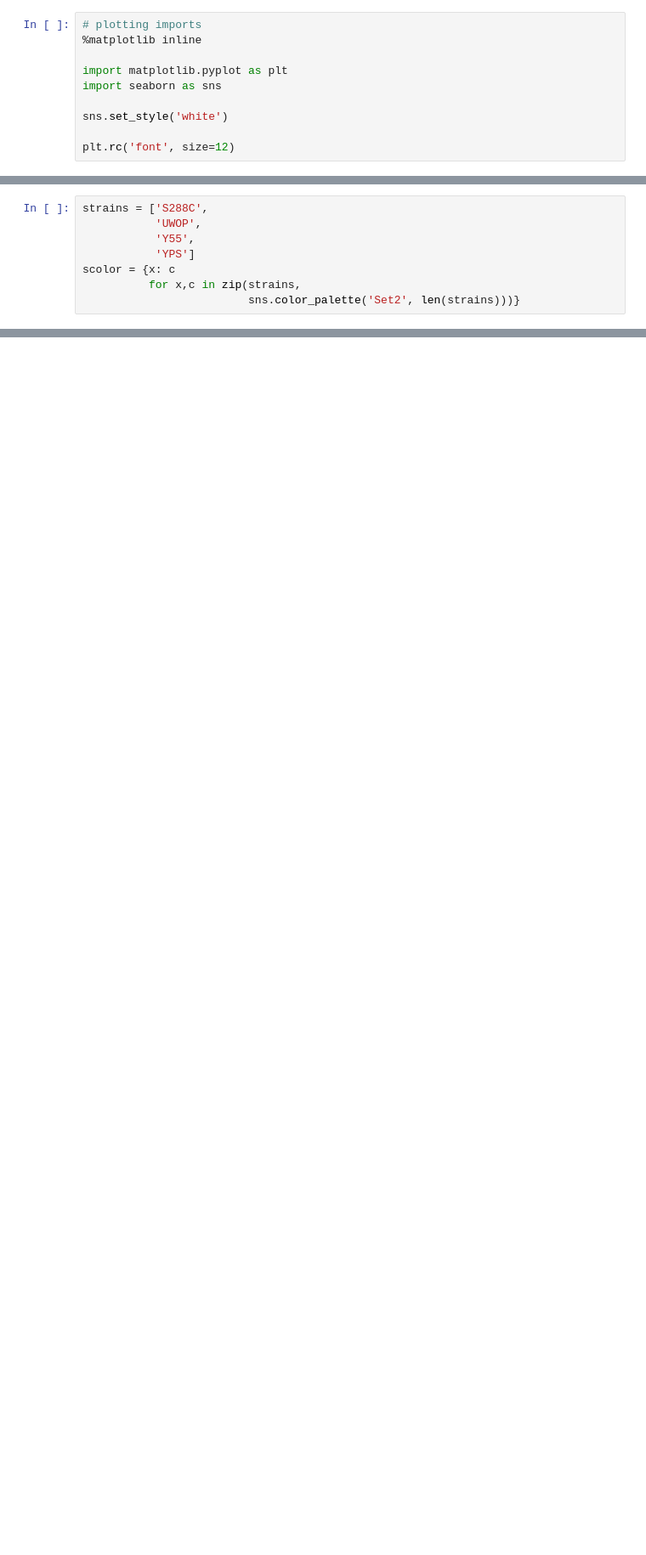
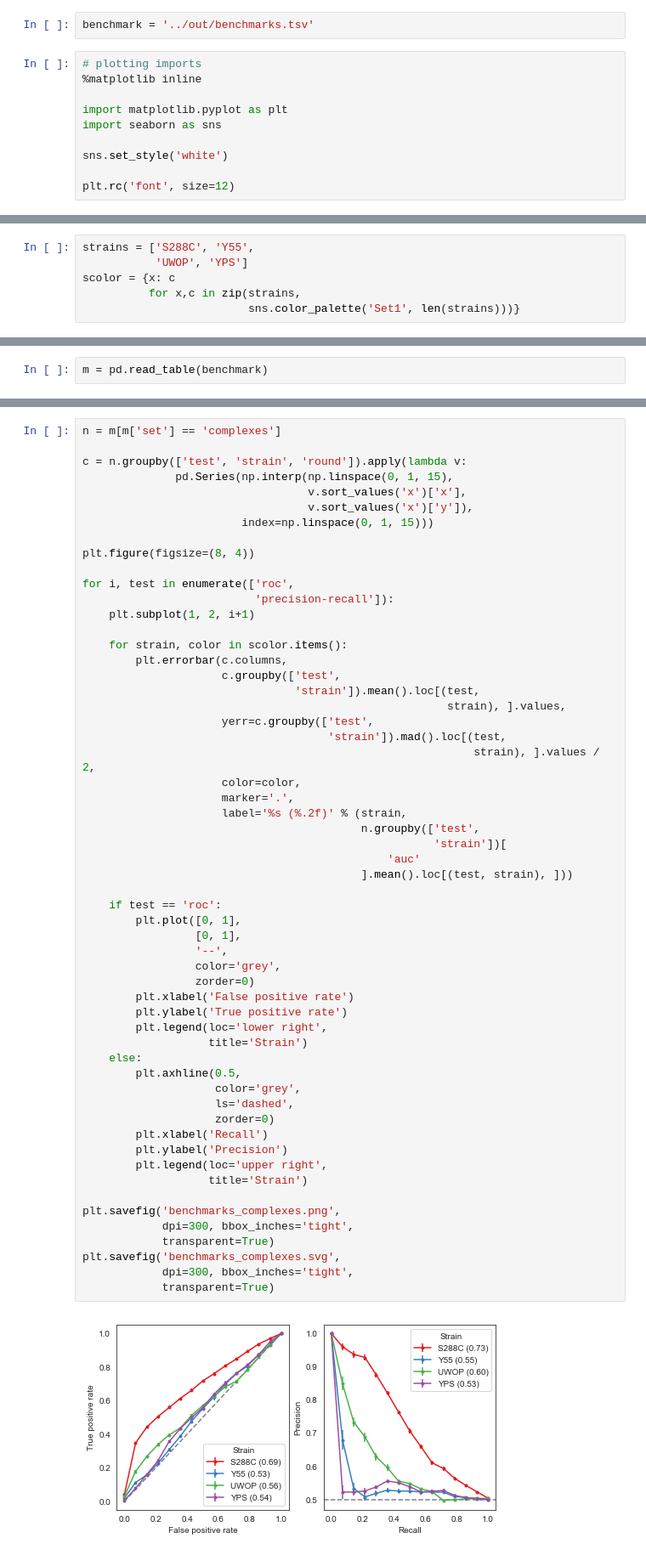
Before and after one commit to mgalardini/2018koyeast, a Jupyter notebook: notebooks/benchmark.ipynb, the cells around one changed output, grey strips where cells are left out. Shown at 85% size. Drawn from its saved outputs; the diff is of its cells as text; blank space fills up the shorter version.

Commit message:
Benchmarks figures

```diff
--- a/notebooks/benchmark.ipynb
+++ b/notebooks/benchmark.ipynb
@@ -1,3 +1,5 @@
+# %%
+benchmark = '../out/benchmarks.tsv'
 # %%
 # plotting imports
 %matplotlib inline
@@ -62,8 +16,6 @@ def strain_evaluate(scores, interactions,
 # %%
-strains = ['S288C',
-           'UWOP',
-           'Y55',
-           'YPS']
+strains = ['S288C', 'Y55',
+           'UWOP', 'YPS']
 scolor = {x: c
           for x,c in zip(strains,
-                         sns.color_palette('Set2', len(strains)))}
+                         sns.color_palette('Set1', len(strains)))}
@@ -284,0 +29,2 @@ r.groupby('strain').mean()
+# %%
+m = pd.read_table(benchmark)
@@ -284,0 +35,59 @@ r.groupby('strain').mean()
+# %%
+n = m[m['set'] == 'complexes']
+
+c = n.groupby(['test', 'strain', 'round']).apply(lambda v:
+              pd.Series(np.interp(np.linspace(0, 1, 15),
+                                  v.sort_values('x')['x'],
+                                  v.sort_values('x')['y']),
+                        index=np.linspace(0, 1, 15)))
+
+plt.figure(figsize=(8, 4))
+
+for i, test in enumerate(['roc',
+                          'precision-recall']):
+    plt.subplot(1, 2, i+1)
+
+    for strain, color in scolor.items():
+        plt.errorbar(c.columns,
+                     c.groupby(['test',
+                                'strain']).mean().loc[(test,
+                                                       strain), ].values,
+                     yerr=c.groupby(['test',
+                                     'strain']).mad().loc[(test,
+                                                           strain), ].values / 2,
+                     color=color,
+                     marker='.',
+                     label='%s (%.2f)' % (strain,
+                                          n.groupby(['test',
+                                                     'strain'])[
+                                              'auc'
+                                          ].mean().loc[(test, strain), ]))
+
+    if test == 'roc':
+        plt.plot([0, 1],
+                 [0, 1],
+                 '--',
+                 color='grey',
+                 zorder=0)
+        plt.xlabel('False positive rate')
+        plt.ylabel('True positive rate')
+        plt.legend(loc='lower right',
+                   title='Strain')
+    else:
+        plt.axhline(0.5,
+                    color='grey',
+                    ls='dashed',
+                    zorder=0)
+        plt.xlabel('Recall')
+        plt.ylabel('Precision')
+        plt.legend(loc='upper right',
+                   title='Strain')
+
+plt.savefig('benchmarks_complexes.png',
+            dpi=300, bbox_inches='tight',
+            transparent=True)
+plt.savefig('benchmarks_complexes.svg',
+            dpi=300, bbox_inches='tight',
+            transparent=True)
+# %% [output]
+[figure, added]
```
Also changed, not shown: parts of 16 cells of this notebook.
